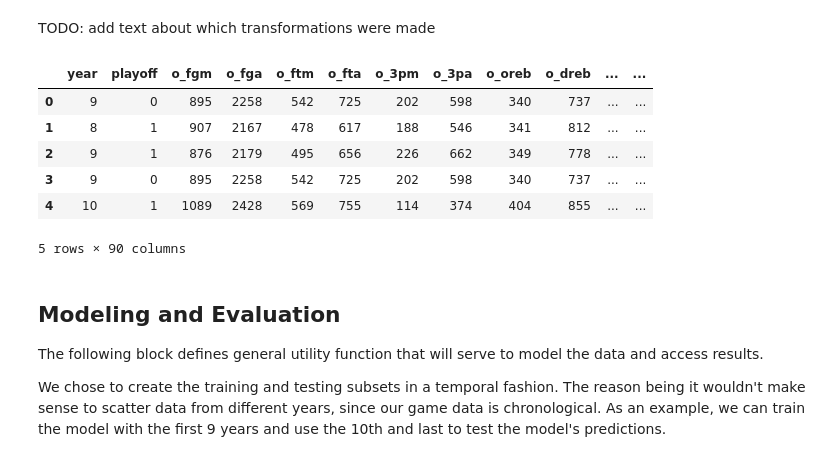
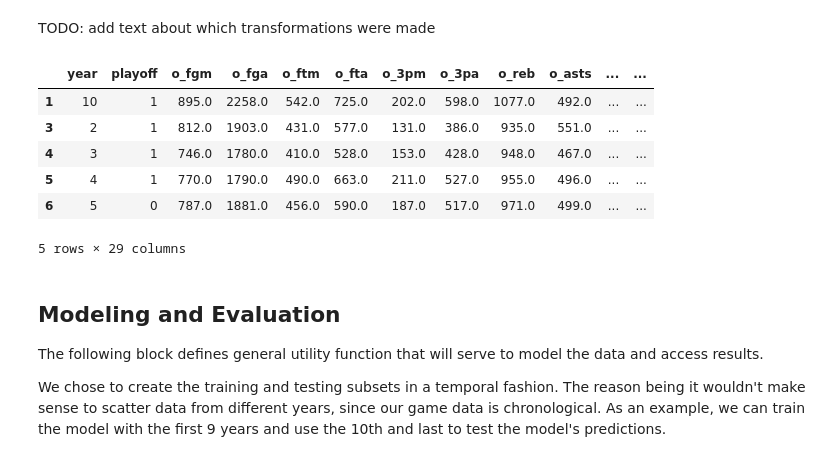
Before and after one commit to MartimHenriques/feup-machine-learning, a Jupyter notebook: src/pipeline.ipynb, the cells around one changed output. Saved outputs shown, nothing was run; the diff lists cells and outputs as text; code cells hidden in the pictures.

```diff
--- a/src/pipeline.ipynb
+++ b/src/pipeline.ipynb
@@ -63,7 +63,8 @@ awards_df = pd.read_csv(os.path.join(DATA_PATH, DATA_AWARDS))
 awards_df.drop(columns=['lgID'], inplace=True)
 
 coaches_df = pd.read_csv(os.path.join(DATA_PATH, DATA_COACHES))
-coaches_df.drop(columns=['lgID'], inplace=True)
+coaches_df['coachWLRatio'] = (coaches_df['won'] + coaches_df['post_wins']) / (coaches_df['lost'] + coaches_df['post_losses'])
+coaches_df.drop(columns=['lgID', 'won', 'lost', 'post_wins', 'post_losses'], inplace=True)
 
 players_teams_df = pd.read_csv(os.path.join(DATA_PATH, DATA_PLAYERS_TEAMS))
 players_df = pd.read_csv(os.path.join(DATA_PATH, DATA_PLAYERS))
@@ -71,4 +72,18 @@ series_post_df = pd.read_csv(os.path.join(DATA_PATH, DATA_SERIES_POST))
 teams_post_df = pd.read_csv(os.path.join(DATA_PATH, DATA_TEAMS_POST))
 
 teams_df = pd.read_csv(os.path.join(DATA_PATH, DATA_TEAMS))
-teams_df.drop(columns=['franchID', 'lgID', 'divID', 'rank', 'seeded', 'name', "tmORB","tmDRB","tmTRB","opptmORB","opptmDRB","opptmTRB", 'attend', 'arena'], inplace=True)
+# Remove unnecessary info
+teams_df.drop(columns=['franchID', 'lgID', 'divID', 'rank', 'seeded', 'firstRound', 'semis', 'finals', 'name'], inplace=True)
+# Remove nulls
+teams_df.drop(columns=["tmORB","tmDRB","tmTRB","opptmORB","opptmDRB","opptmTRB", 'attend', 'arena'], inplace=True)
+# Collapse wins & losses into one feature
+teams_df['teamWLRatio'] = teams_df['won'] / teams_df['lost']
+teams_df.drop(columns=['won', 'lost', 'GP', 'homeW', 'homeL', 'awayW', 'awayL', 'confW', 'confL', 'min'], inplace=True)
+# Clean up rebounds
+teams_df.drop(columns=['o_oreb', 'o_dreb', 'd_dreb', 'd_oreb'], inplace=True)
+
+print(teams_df.shape)
+print(teams_df.columns)
+teams_df.head()
+
+merged_df = teams_df[['year', 'tmID', 'playoff']]
@@ -75,14 +97,22 @@ teams_df.drop(columns=['franchID', 'lgID', 'divID', 'rank', 'seeded', 'name', "t
 # %%
 # Merge Tables
 
-# Read the CSV files into data frames
+# Merge teams
+teams_df['year'] = teams_df['year'] + 1
+teams_df['playoff_prev'] = teams_df['playoff']
+teams_df.drop(columns=['playoff'], inplace=True)
+merged_df = pd.merge(merged_df, teams_df, on=['year', 'tmID'], how='left')
 
-merged_df = pd.merge(teams_df, players_teams_df, on=[
-                     'year', 'tmID'], how='left')
+#merged_df = pd.merge(merged_df, players_teams_df, on=['tmID','year'], how='left')
 
-merged_df = pd.merge(merged_df, awards_df, on=['playerID', 'year'], how='left')
+# merged_df = pd.merge(merged_df, awards_df, on=['playerID', 'year'], how='left')
 
-merged_df = pd.merge(merged_df, coaches_df, on=['year', 'tmID'], how='left')
+# Merge coaches
+coaches_temp = coaches_df[['coachID', 'year', 'tmID']]
+# merged_df = pd.merge(merged_df, coaches_temp, on=['year', 'tmID'], how='left')
+coaches_df['year'] = coaches_df['year'] + 1
+coaches_df.drop(columns=['tmID'], inplace=True)
+# merged_df = pd.merge(merged_df, coaches_df, on=['year', 'coachID'], how='left')
 
 '''
 # Merge Series_post and Teams twice (for winning and losing teams)
@@ -98,7 +128,7 @@ losing_teams_df = pd.merge(series_post_df, teams_df, left_on=['year', 'tmIDLoser
 # merged_df = pd.merge(merged_df, teams_post_df, on=['year', 'tmID', 'lgID'], how='inner')
 
 players_df.rename(columns={"bioID": "playerID"}, inplace=True)
-merged_df = pd.merge(merged_df, players_df, on=['playerID'], how='inner')
+# merged_df = pd.merge(merged_df, players_df, on=['playerID'], how='inner')
 
 # You now have a consolidated DataFrame with all the merged data
 # You can continue to perform any additional analysis or transformations needed
@@ -106,6 +136,6 @@ merged_df = pd.merge(merged_df, players_df, on=['playerID'], how='inner')
 # Save the result to a new CSV file
 merged_df.to_csv(os.path.join(DATA_PATH, 'merged_data.csv'), index=False)
 
-merged_df.head()
 
-df = pd.read_csv(os.path.join(DATA_PATH, 'merged_data.csv'))
+df = merged_df
+df.head()
@@ -114,16 +152,16 @@ TODO: add text about which transformations were made
 # %%
 df['playoff'] = df['playoff'].eq('Y').mul(1)
 df = df.select_dtypes(['number']) # Remove later
-df.dropna(axis=1, inplace=True)
+df.dropna(axis=0, inplace=True)
 df.head()
 # %% [output]
-|  | year | playoff | o_fgm | o_fga | o_ftm | o_fta | o_3pm | o_3pa | o_oreb | o_dreb | ... | ... |
-| 0 | 9 | 0 | 895 | 2258 | 542 | 725 | 202 | 598 | 340 | 737 | ... | ... |
-| 1 | 8 | 1 | 907 | 2167 | 478 | 617 | 188 | 546 | 341 | 812 | ... | ... |
-| 2 | 9 | 1 | 876 | 2179 | 495 | 656 | 226 | 662 | 349 | 778 | ... | ... |
-| 3 | 9 | 0 | 895 | 2258 | 542 | 725 | 202 | 598 | 340 | 737 | ... | ... |
-| 4 | 10 | 1 | 1089 | 2428 | 569 | 755 | 114 | 374 | 404 | 855 | ... | ... |
+|  | year | playoff | o_fgm | o_fga | o_ftm | o_fta | o_3pm | o_3pa | o_reb | o_asts | ... | ... |
+| 1 | 10 | 1 | 895.0 | 2258.0 | 542.0 | 725.0 | 202.0 | 598.0 | 1077.0 | 492.0 | ... | ... |
+| 3 | 2 | 1 | 812.0 | 1903.0 | 431.0 | 577.0 | 131.0 | 386.0 | 935.0 | 551.0 | ... | ... |
+| 4 | 3 | 1 | 746.0 | 1780.0 | 410.0 | 528.0 | 153.0 | 428.0 | 948.0 | 467.0 | ... | ... |
+| 5 | 4 | 1 | 770.0 | 1790.0 | 490.0 | 663.0 | 211.0 | 527.0 | 955.0 | 496.0 | ... | ... |
+| 6 | 5 | 0 | 787.0 | 1881.0 | 456.0 | 590.0 | 187.0 | 517.0 | 971.0 | 499.0 | ... | ... |
-5 rows × 90 columns
+5 rows × 29 columns
 # %% [markdown]
 ## Modeling and Evaluation
 
```
Also changed, not shown: parts of 3 cells of this notebook, 1 other file.
